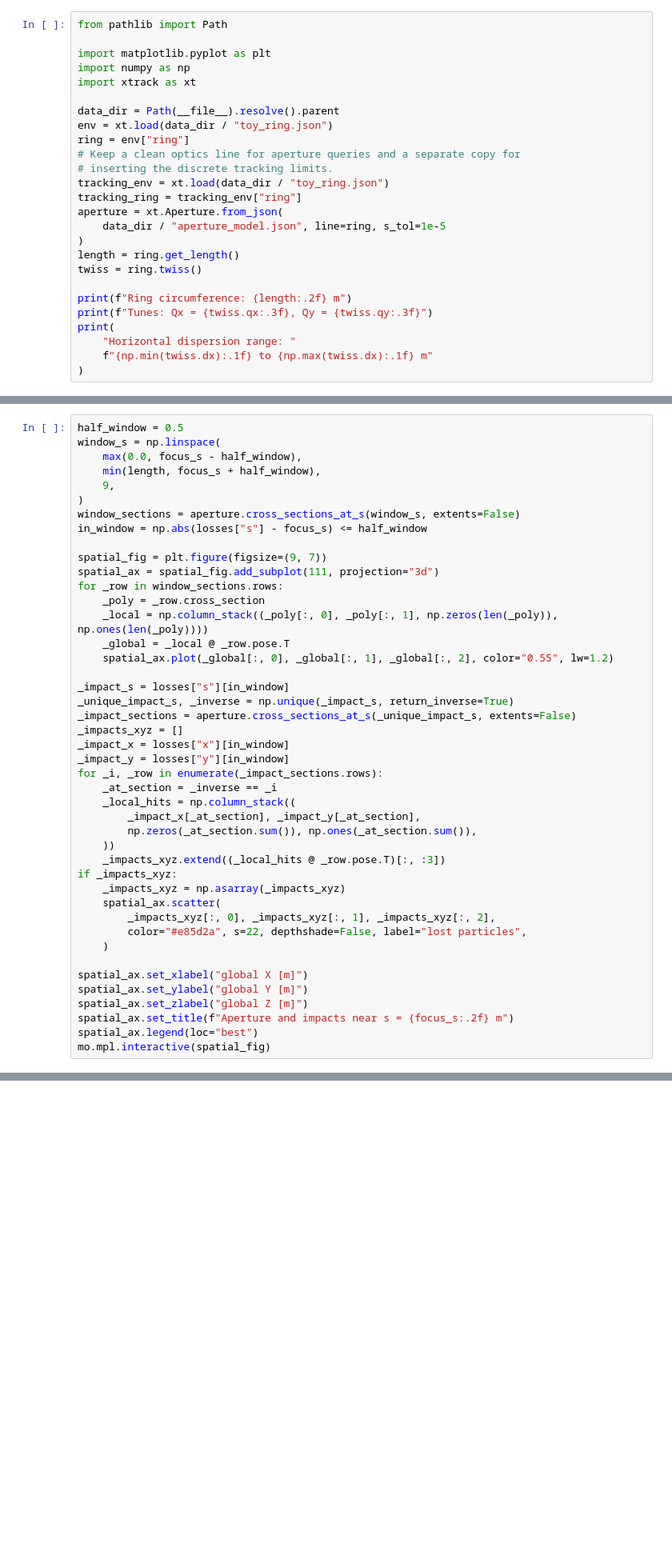
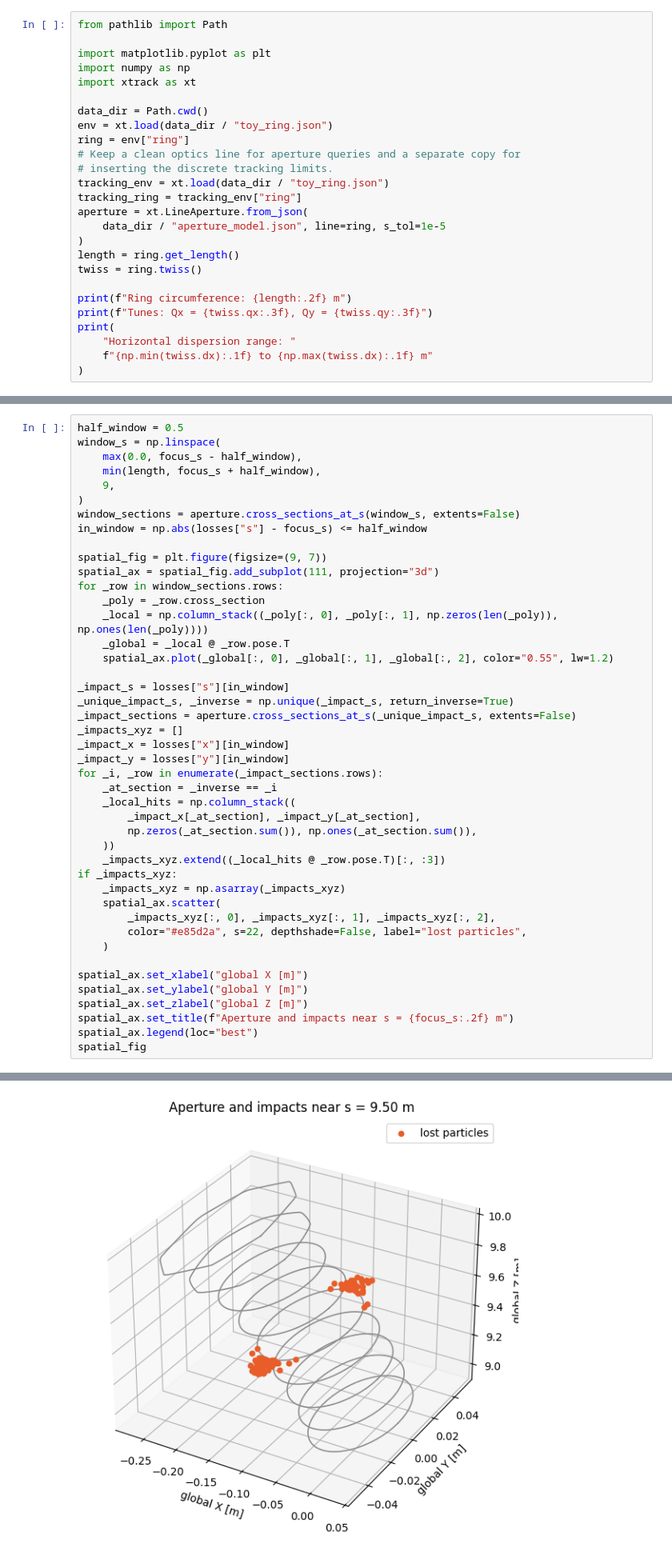
Before and after one commit to szymonlopaciuk/aperture-model-tutorial, a Jupyter notebook: 004_losses.ipynb, the cells around one changed output, grey strips where cells are left out. Shown at 80% size. Saved outputs shown, nothing was run; the diff lists cells and outputs as text; blank space fills up the shorter version.

Commit message:
Adjust to the new Aperture API

```diff
--- a/004_losses.ipynb
+++ b/004_losses.ipynb
@@ -17,14 +15,14 @@ import matplotlib.pyplot as plt
 import numpy as np
 import xtrack as xt
 
-data_dir = Path(__file__).resolve().parent
+data_dir = Path.cwd()
 env = xt.load(data_dir / "toy_ring.json")
 ring = env["ring"]
 # Keep a clean optics line for aperture queries and a separate copy for
 # inserting the discrete tracking limits.
 tracking_env = xt.load(data_dir / "toy_ring.json")
 tracking_ring = tracking_env["ring"]
-aperture = xt.Aperture.from_json(
+aperture = xt.LineAperture.from_json(
     data_dir / "aperture_model.json", line=ring, s_tol=1e-5
 )
 length = ring.get_length()
@@ -256,4 +278,5 @@ spatial_ax.set_ylabel("global Y [m]")
 spatial_ax.set_zlabel("global Z [m]")
 spatial_ax.set_title(f"Aperture and impacts near s = {focus_s:.2f} m")
 spatial_ax.legend(loc="best")
-mo.mpl.interactive(spatial_fig)
+spatial_fig
+# %% [output]
@@ -259,0 +285 @@ mo.mpl.interactive(spatial_fig)
+[figure, added]
```
Also changed, not shown: parts of 8 cells of this notebook, 3 other files.
